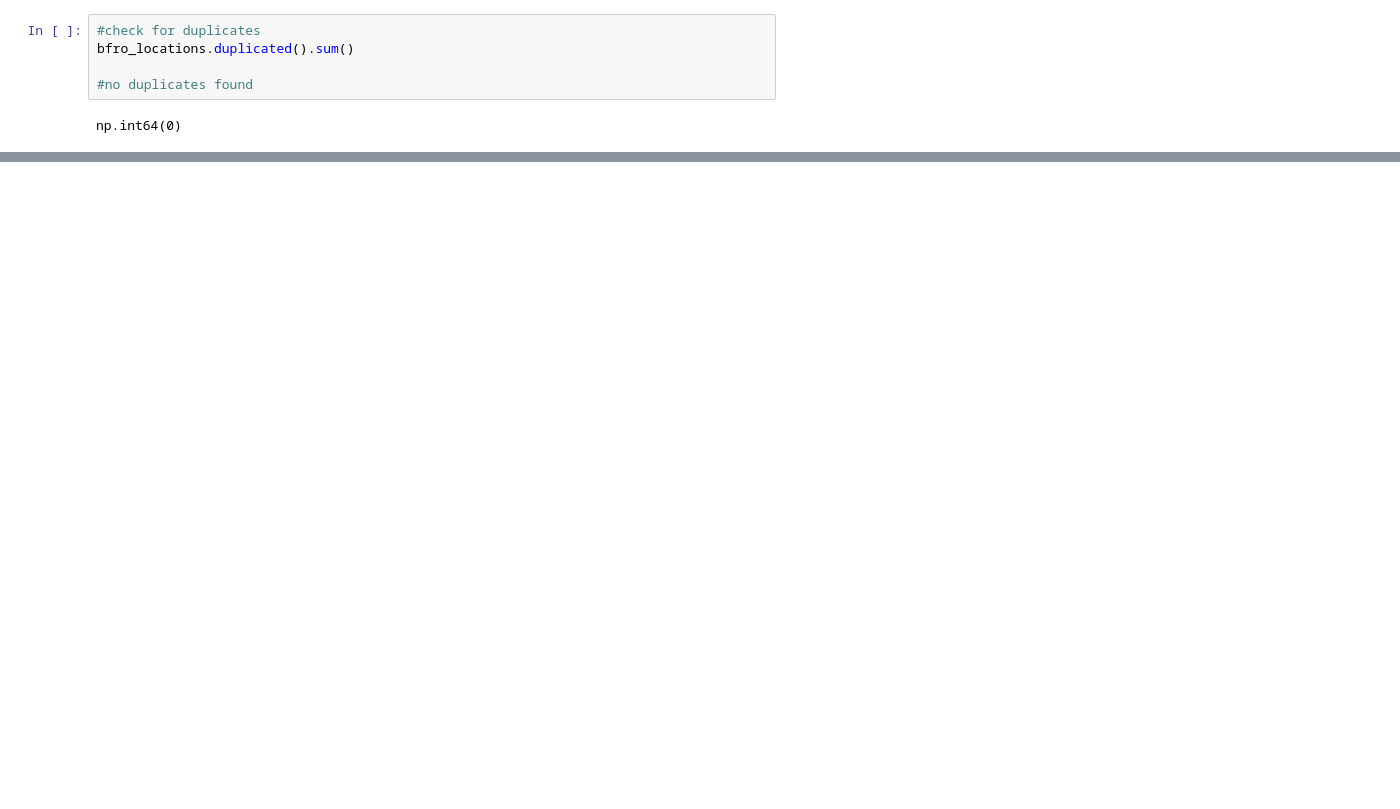
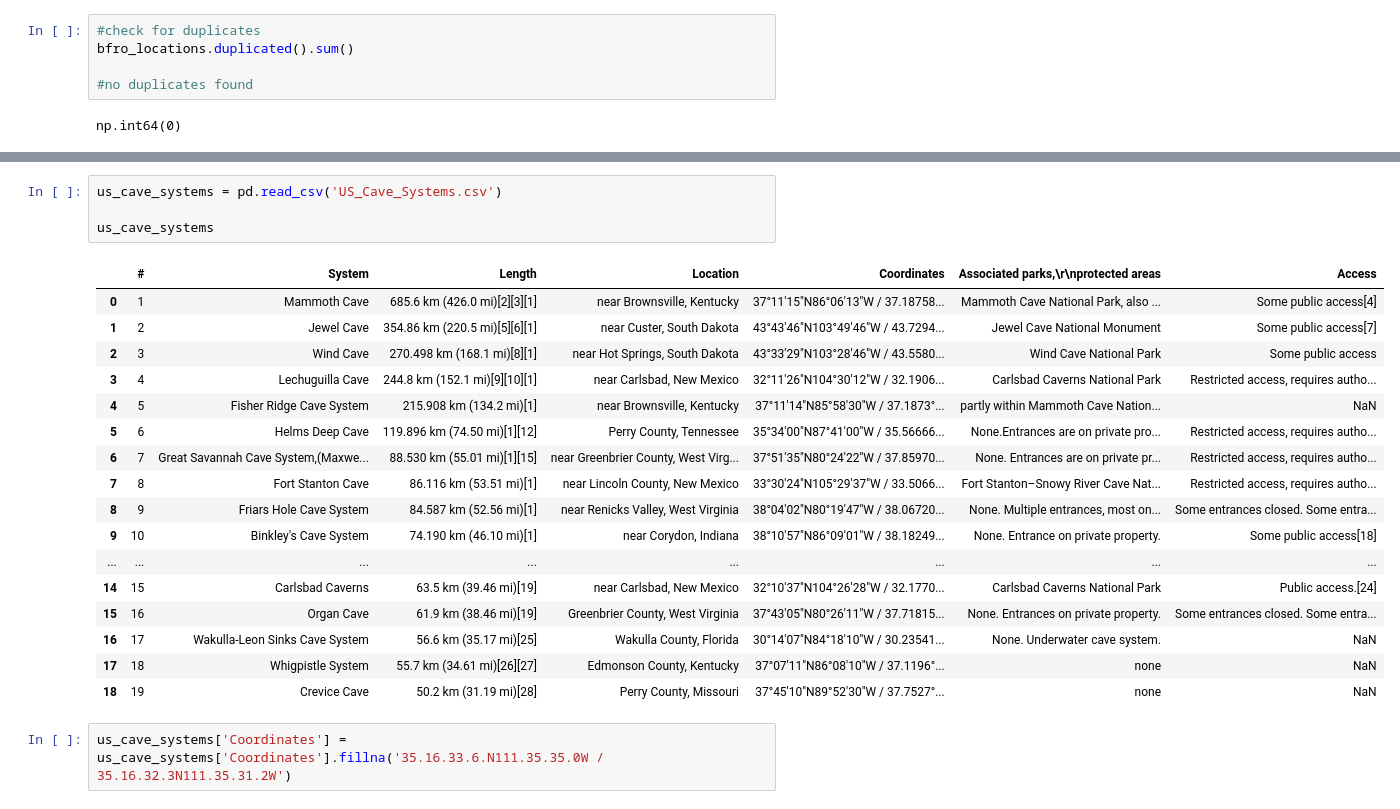
Before and after one commit to ryann1004/Capstone_RobertYann, a Jupyter notebook: Notebooks/Capstone_RY.ipynb, the cells around one changed output, grey strips where cells are left out. Drawn from its saved outputs; the diff is of its cells as text; blank space fills up the shorter version.

```diff
--- a/Notebooks/Capstone_RY.ipynb
+++ b/Notebooks/Capstone_RY.ipynb
@@ -389,0 +389,24 @@ np.int64(0)
+# %%
+us_cave_systems = pd.read_csv('US_Cave_Systems.csv')
+
+us_cave_systems
+# %% [output]
+|  | # | System | Length | Location | Coordinates | Associated parks,\r\nprotected areas | Access |
+| 0 | 1 | Mammoth Cave | 685.6 km (426.0 mi)[2][3][1] | near Brownsville, Kentucky | 37°11′15″N86°06′13″W﻿ / ﻿37.18758... | Mammoth Cave National Park, also ... | Some public access[4] |
+| 1 | 2 | Jewel Cave | 354.86 km (220.5 mi)[5][6][1] | near Custer, South Dakota | 43°43′46″N103°49′46″W﻿ / ﻿43.7294... | Jewel Cave National Monument | Some public access[7] |
+| 2 | 3 | Wind Cave | 270.498 km (168.1 mi)[8][1] | near Hot Springs, South Dakota | 43°33′29″N103°28′46″W﻿ / ﻿43.5580... | Wind Cave National Park | Some public access |
+| 3 | 4 | Lechuguilla Cave | 244.8 km (152.1 mi)[9][10][1] | near Carlsbad, New Mexico | 32°11′26″N104°30′12″W﻿ / ﻿32.1906... | Carlsbad Caverns National Park | Restricted access, requires autho... |
+| 4 | 5 | Fisher Ridge Cave System | 215.908 km (134.2 mi)[1] | near Brownsville, Kentucky | 37°11′14″N85°58′30″W﻿ / ﻿37.1873°... | partly within Mammoth Cave Nation... | NaN |
+| 5 | 6 | Helms Deep Cave | 119.896 km (74.50 mi)[1][12] | Perry County, Tennessee | 35°34′00″N87°41′00″W﻿ / ﻿35.56666... | None.Entrances are on private pro... | Restricted access, requires autho... |
+| 6 | 7 | Great Savannah Cave System,(Maxwe... | 88.530 km (55.01 mi)[1][15] | near Greenbrier County, West Virg... | 37°51′35″N80°24′22″W﻿ / ﻿37.85970... | None. Entrances are on private pr... | Restricted access, requires autho... |
+| 7 | 8 | Fort Stanton Cave | 86.116 km (53.51 mi)[1] | near Lincoln County, New Mexico | 33°30′24″N105°29′37″W﻿ / ﻿33.5066... | Fort Stanton–Snowy River Cave Nat... | Restricted access, requires autho... |
+| 8 | 9 | Friars Hole Cave System | 84.587 km (52.56 mi)[1] | near Renicks Valley, West Virginia | 38°04′02″N80°19′47″W﻿ / ﻿38.06720... | None. Multiple entrances, most on... | Some entrances closed. Some entra... |
+| 9 | 10 | Binkley's Cave System | 74.190 km (46.10 mi)[1] | near Corydon, Indiana | 38°10′57″N86°09′01″W﻿ / ﻿38.18249... | None. Entrance on private property. | Some public access[18] |
+| ... | ... | ... | ... | ... | ... | ... | ... |
+| 14 | 15 | Carlsbad Caverns | 63.5 km (39.46 mi)[19] | near Carlsbad, New Mexico | 32°10′37″N104°26′28″W﻿ / ﻿32.1770... | Carlsbad Caverns National Park | Public access.[24] |
+| 15 | 16 | Organ Cave | 61.9 km (38.46 mi)[19] | Greenbrier County, West Virginia | 37°43′05″N80°26′11″W﻿ / ﻿37.71815... | None. Entrances on private property. | Some entrances closed. Some entra... |
+| 16 | 17 | Wakulla-Leon Sinks Cave System | 56.6 km (35.17 mi)[25] | Wakulla County, Florida | 30°14′07″N84°18′10″W﻿ / ﻿30.23541... | None. Underwater cave system. | NaN |
+| 17 | 18 | Whigpistle System | 55.7 km (34.61 mi)[26][27] | Edmonson County, Kentucky | 37°07′11″N86°08′10″W﻿ / ﻿37.1196°... | none | NaN |
+| 18 | 19 | Crevice Cave | 50.2 km (31.19 mi)[28] | Perry County, Missouri | 37°45′10″N89°52′30″W﻿ / ﻿37.7527°... | none | NaN |
+# %%
+us_cave_systems['Coordinates'] = us_cave_systems['Coordinates'].fillna('35.16.33.6.N111.35.35.0W / 35.16.32.3N111.35.31.2W')
```
Also changed, not shown: parts of 6 cells of this notebook, 2 other files.
